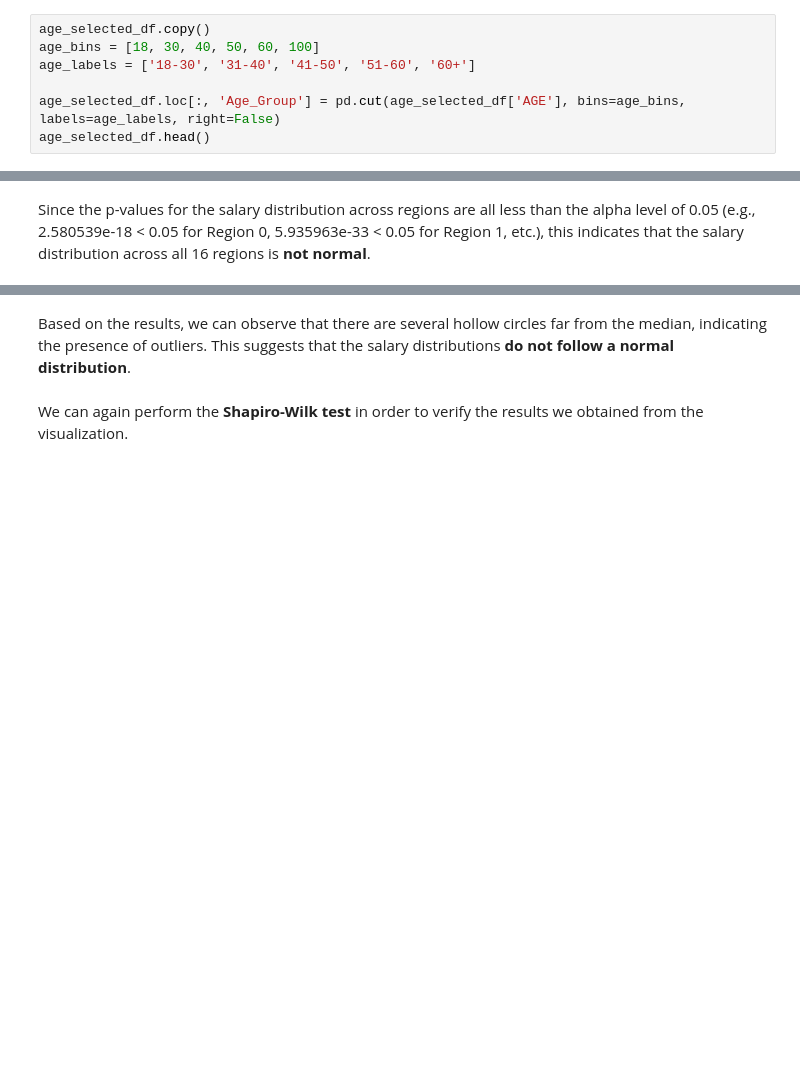
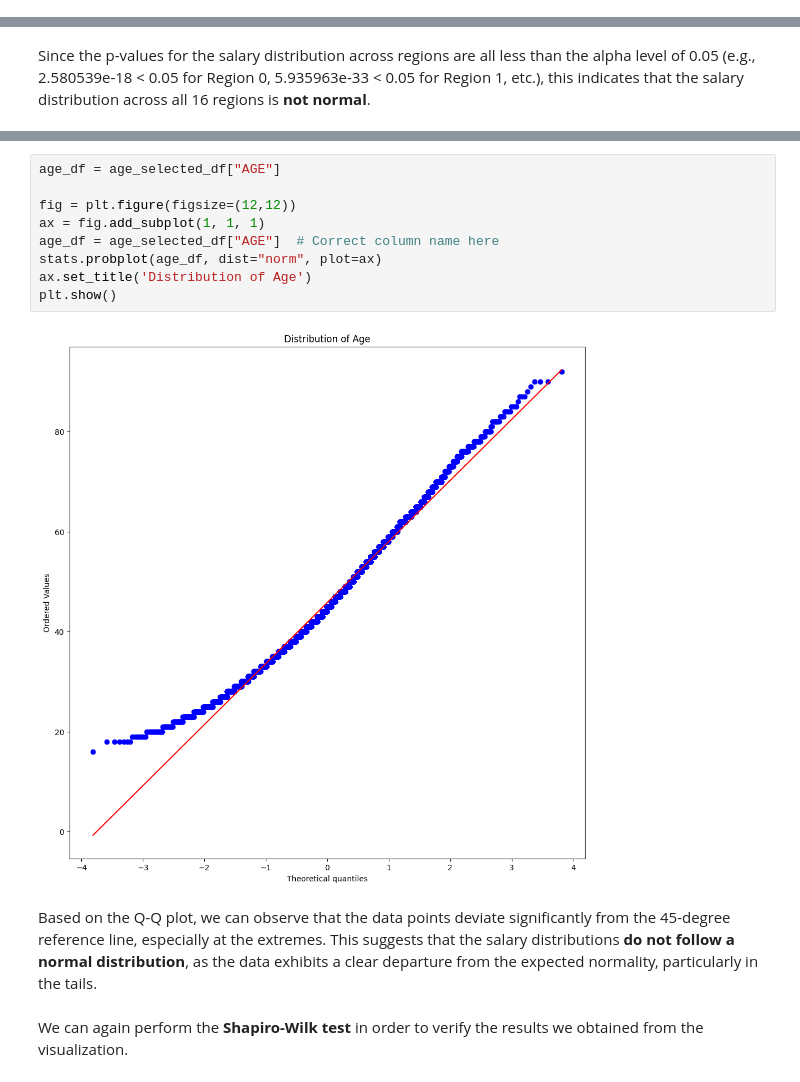
Before and after one commit to chiwasushuba/CSMODEL-Project, a Jupyter notebook: [Phase 2].ipynb, the cells around one changed output, grey strips where cells are left out. Drawn from its saved outputs; the diff is of its cells as text; blank space fills up the shorter version.

Commit message:
Changed Age Visualization to qq PLOT

```diff
--- a/[Phase 2].ipynb
+++ b/[Phase 2].ipynb
@@ -1381,7 +1378,0 @@ To analyze salary distributions across age ranges, the AGE variable is categoriz
-# %%
-age_selected_df.copy()
-age_bins = [18, 30, 40, 50, 60, 100]
-age_labels = ['18-30', '31-40', '41-50', '51-60', '60+']
-
-age_selected_df.loc[:, 'Age_Group'] = pd.cut(age_selected_df['AGE'], bins=age_bins, labels=age_labels, right=False)
-age_selected_df.head()
@@ -1458,5 +1431,16 @@ plt.show()
+# %%
+age_df = age_selected_df["AGE"]
+
+fig = plt.figure(figsize=(12,12))
+ax = fig.add_subplot(1, 1, 1)
+age_df = age_selected_df["AGE"]  # Correct column name here
+stats.probplot(age_df, dist="norm", plot=ax)
+ax.set_title('Distribution of Age')
+plt.show()
+# %% [output]
+[figure, added]
 # %% [markdown]
-Based on the results, we can observe that there are several hollow circles far from the median, indicating the presence of outliers. This suggests that the salary distributions **do not follow a normal distribution**.
+Based on the Q-Q plot, we can observe that the data points deviate significantly from the 45-degree reference line, especially at the extremes. This suggests that the salary distributions **do not follow a normal distribution**, as the data exhibits a clear departure from the expected normality, particularly in the tails.
 # %% [markdown]
 We can again perform the **Shapiro-Wilk test** in order to verify the results we obtained from the visualization.
 # %%
```
Also changed, not shown: parts of 14 cells of this notebook.
